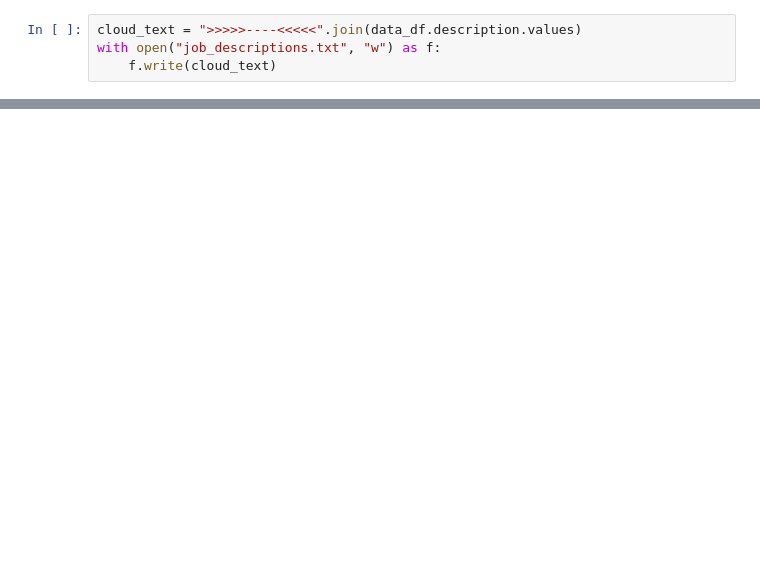
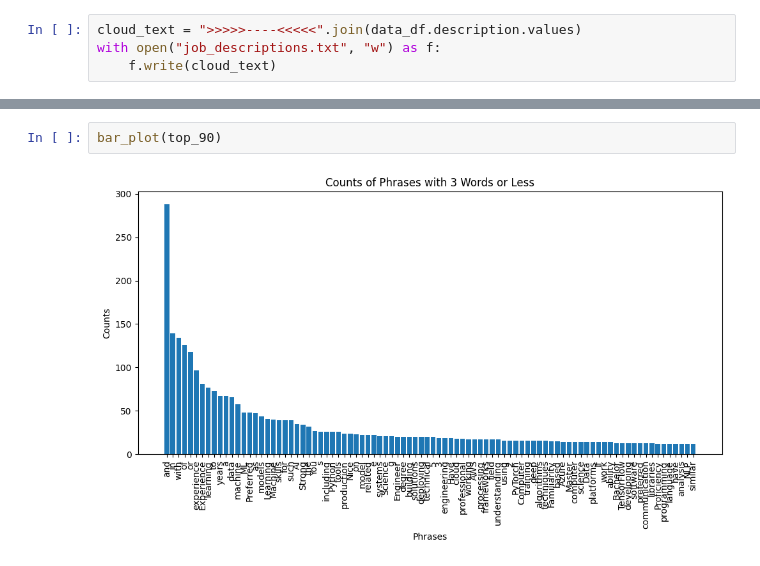
Before and after one commit to arvinnick/job-market-analysis, a Jupyter notebook: linkedin job analysis.ipynb, the cells around one changed output, grey strips where cells are left out. Cells and saved outputs as stored; diff of their text form; blank space fills up the shorter version.

```diff
--- a/linkedin job analysis.ipynb
+++ b/linkedin job analysis.ipynb
@@ -114,0 +132,4 @@ plt.show()
+# %%
+bar_plot(top_90)
+# %% [output]
+[figure, added]
```
Also changed, not shown: parts of 8 cells of this notebook, 1 other file.
